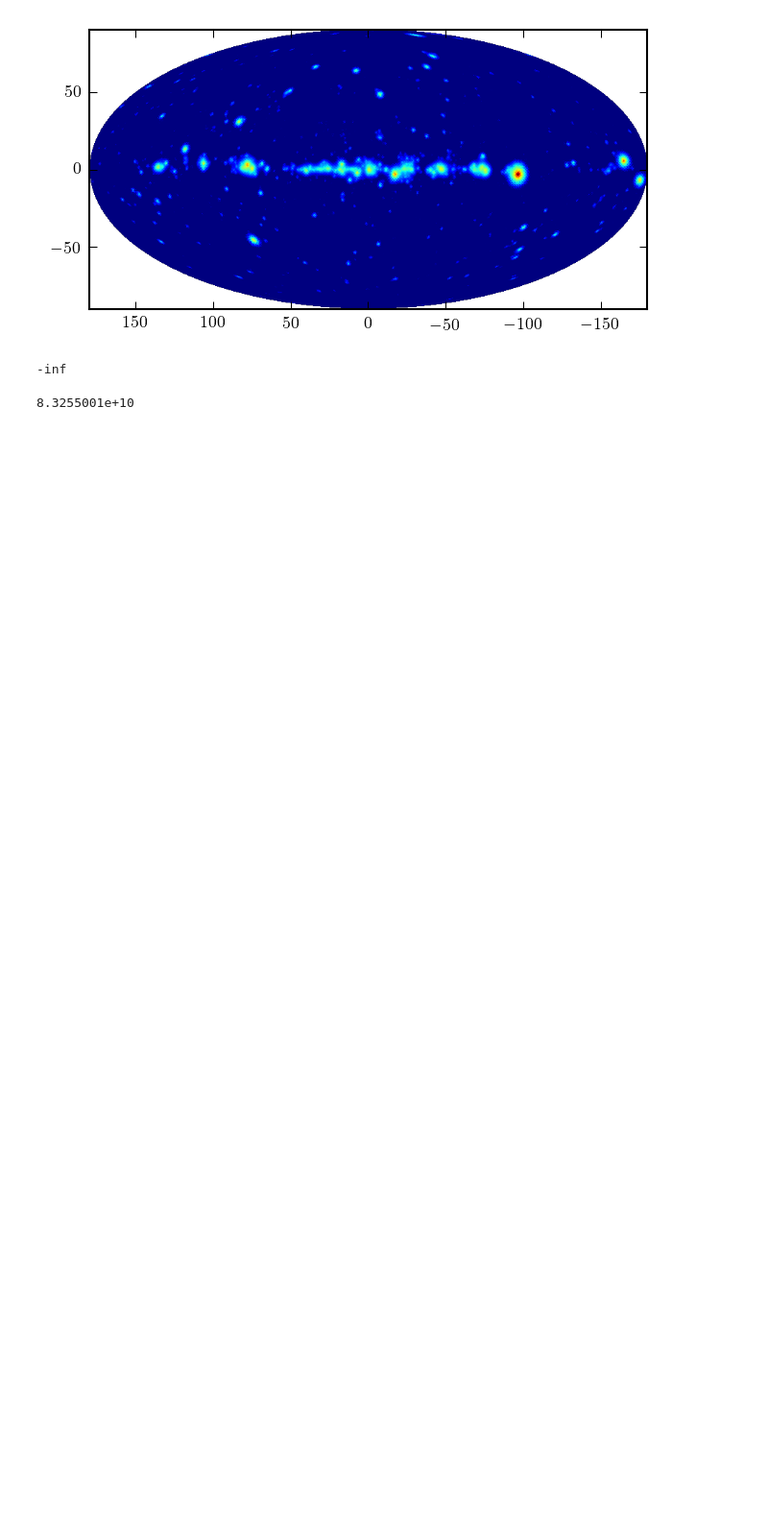
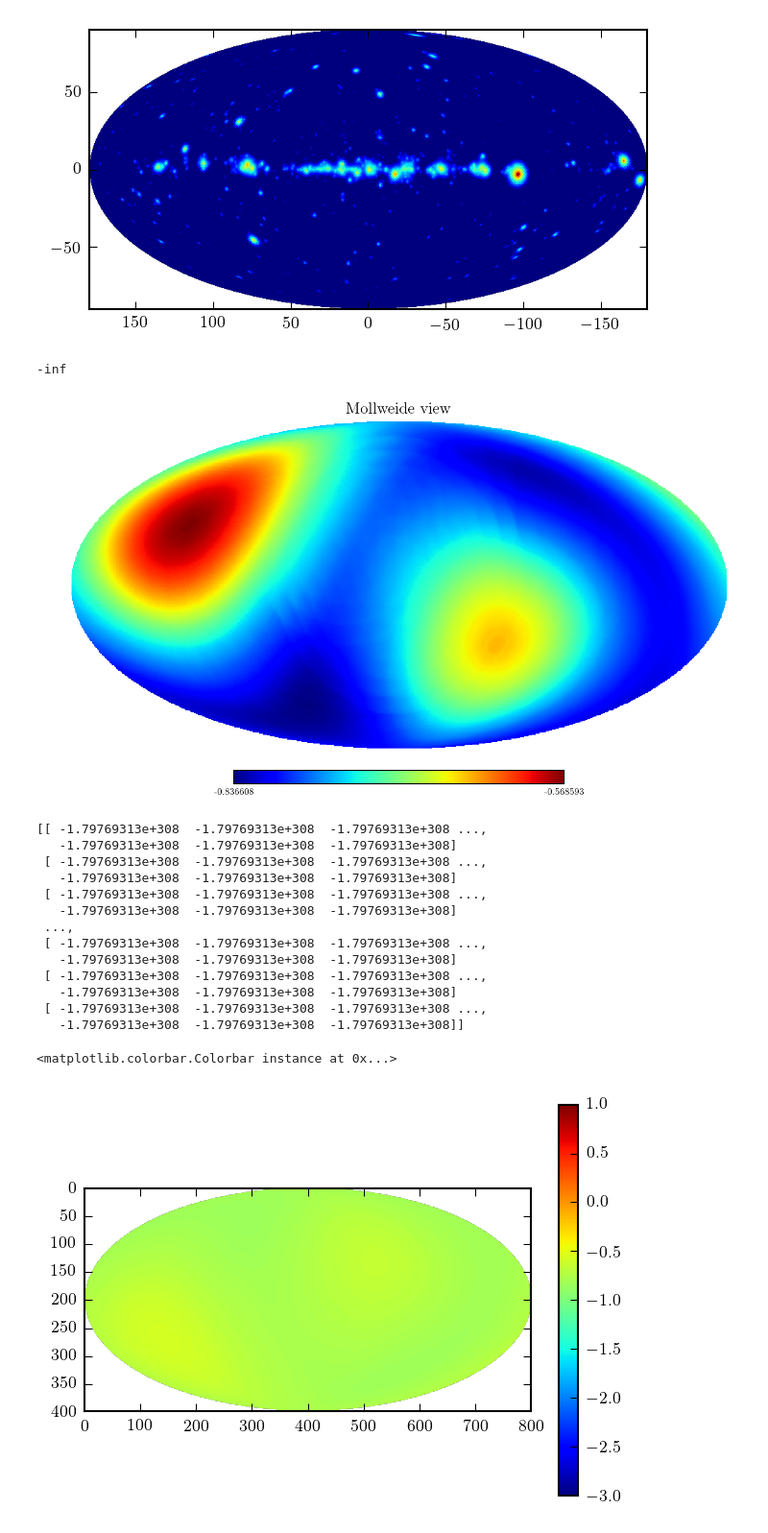
Before and after one commit to erccarls/GammaLike_dev, a Jupyter notebook: Test Analysis.ipynb, the cells around one changed output. Shown at 96% size. Drawn from its saved outputs; the diff is of its cells as text; code cells hidden in the pictures; blank space fills up the shorter version.

```diff
--- a/Test Analysis.ipynb
+++ b/Test Analysis.ipynb
@@ -279,6 +194,34 @@ plt.show()
 np.min(np.load('./PSC_P7REP_CLEAN_V15_test.npy')[0])
 # %% [output]
 -inf
+# %%
+import healpy
+d = healpy.mollview(np.log10(A.templateList['Isotropic'].healpixCube[10]), return_projected_map=True)
+plt.show()
+print np.nan_to_num(d)
+plt.imshow(d,vmin=-3, vmax=1)
+plt.colorbar()
+
+
+# norm = colors.Normalize(vmin=-5, vmax=.6)
+# for i, im in enumerate(images):
+#    .set_norm(norm)
+# %% [output]
+[figure, added]
+[[ -1.79769313e+308  -1.79769313e+308  -1.79769313e+308 ...,
+   -1.79769313e+308  -1.79769313e+308  -1.79769313e+308]
+ [ -1.79769313e+308  -1.79769313e+308  -1.79769313e+308 ...,
+   -1.79769313e+308  -1.79769313e+308  -1.79769313e+308]
+ [ -1.79769313e+308  -1.79769313e+308  -1.79769313e+308 ...,
+   -1.79769313e+308  -1.79769313e+308  -1.79769313e+308]
+ ...,
+ [ -1.79769313e+308  -1.79769313e+308  -1.79769313e+308 ...,
+   -1.79769313e+308  -1.79769313e+308  -1.79769313e+308]
+ [ -1.79769313e+308  -1.79769313e+308  -1.79769313e+308 ...,
+   -1.79769313e+308  -1.79769313e+308  -1.79769313e+308]
+ [ -1.79769313e+308  -1.79769313e+308  -1.79769313e+308 ...,
+   -1.79769313e+308  -1.79769313e+308  -1.79769313e+308]]
+<matplotlib.colorbar.Colorbar instance at 0x...>
+[figure, added]
 # %%
+.
-# %% [output]
-8.3255001e+10
```
Also changed, not shown: parts of 5 cells of this notebook, 11 other files.
